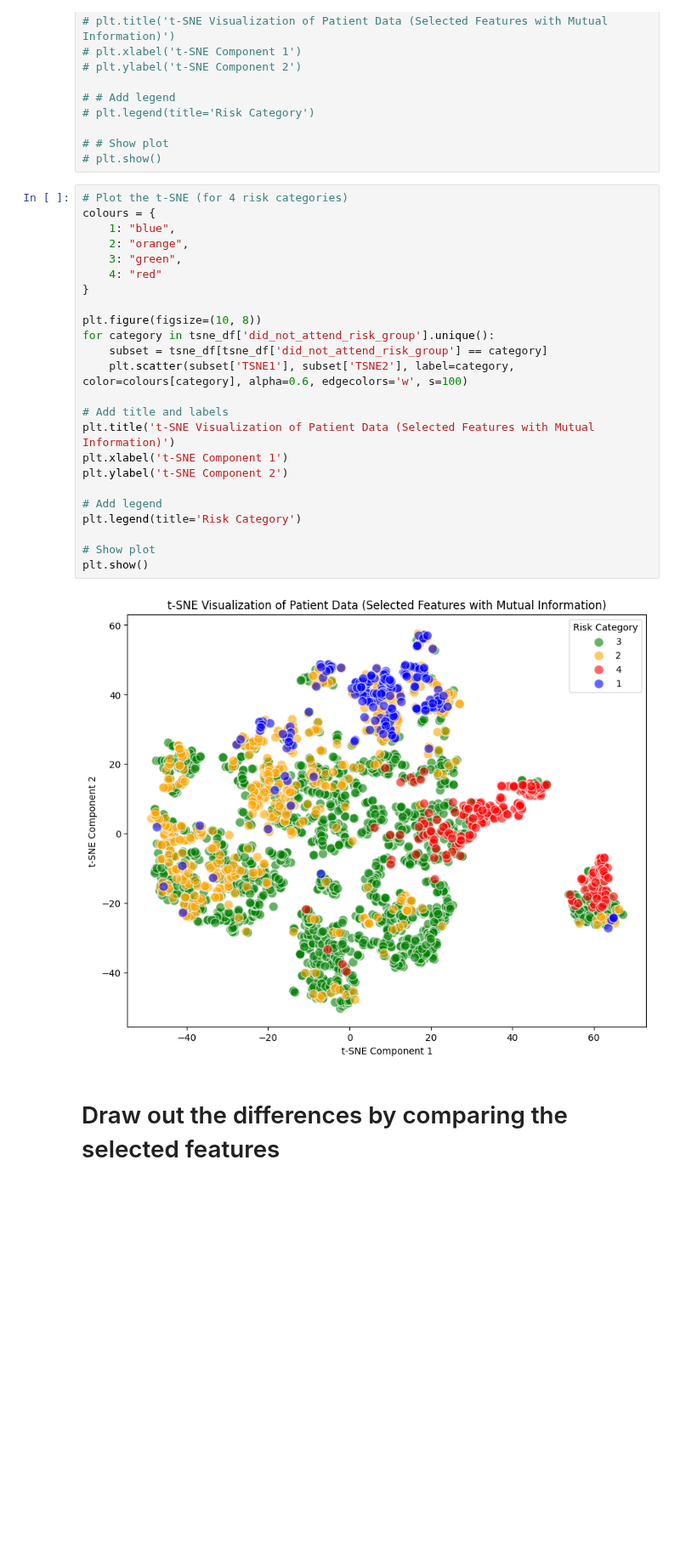
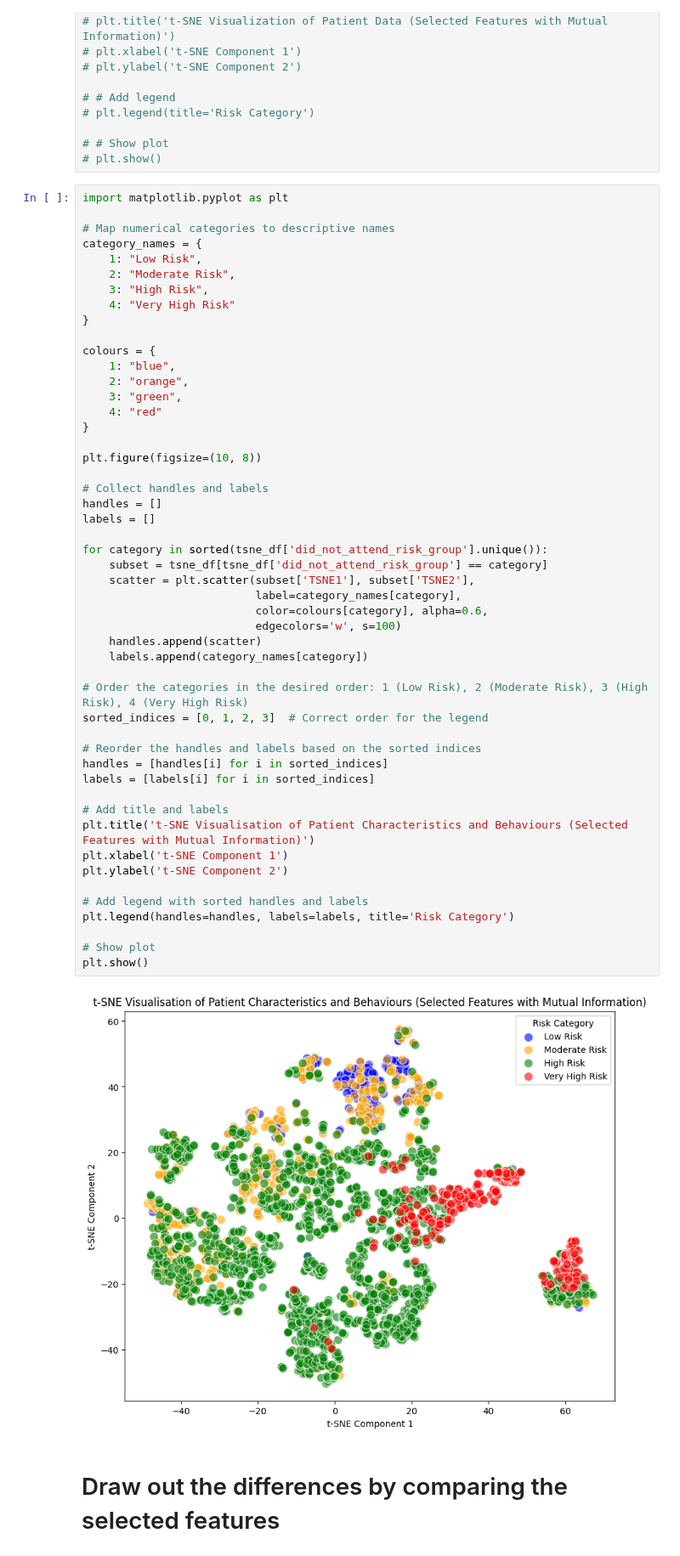
Before and after one commit to hallucinojenlee/hds_dna, a Jupyter notebook: scripts/risk_personas_ENT.ipynb, the cells around one changed output. Shown at 85% size. Cells and saved outputs as stored; diff of their text form; blank space fills up the shorter version.

Commit message:
updated tsne viz

```diff
--- a/scripts/risk_personas_ENT.ipynb
+++ b/scripts/risk_personas_ENT.ipynb
@@ -427,31 +427,57 @@ tsne_df["did_not_attend_risk_group"] = y_test.reset_index(drop=True) # Add the t
 # # Show plot
 # plt.show()
 # %%
-# Plot the t-SNE (for 4 risk categories)
+import matplotlib.pyplot as plt
+
+# Map numerical categories to descriptive names
+category_names = {
+    1: "Low Risk",
+    2: "Moderate Risk",
+    3: "High Risk",
+    4: "Very High Risk"
+}
+
 colours = {
     1: "blue",
     2: "orange",
     3: "green",
     4: "red"
 }
 
 plt.figure(figsize=(10, 8))
-for category in tsne_df['did_not_attend_risk_group'].unique():
+
+# Collect handles and labels
+handles = []
+labels = []
+
+for category in sorted(tsne_df['did_not_attend_risk_group'].unique()):
     subset = tsne_df[tsne_df['did_not_attend_risk_group'] == category]
-    plt.scatter(subset['TSNE1'], subset['TSNE2'], label=category, color=colours[category], alpha=0.6, edgecolors='w', s=100)
+    scatter = plt.scatter(subset['TSNE1'], subset['TSNE2'],
+                          label=category_names[category],
+                          color=colours[category], alpha=0.6,
+                          edgecolors='w', s=100)
+    handles.append(scatter)
+    labels.append(category_names[category])
+
+# Order the categories in the desired order: 1 (Low Risk), 2 (Moderate Risk), 3 (High Risk), 4 (Very High Risk)
+sorted_indices = [0, 1, 2, 3]  # Correct order for the legend
+
+# Reorder the handles and labels based on the sorted indices
+handles = [handles[i] for i in sorted_indices]
+labels = [labels[i] for i in sorted_indices]
 
 # Add title and labels
-plt.title('t-SNE Visualization of Patient Data (Selected Features with Mutual Information)')
+plt.title('t-SNE Visualisation of Patient Characteristics and Behaviours (Selected Features with Mutual Information)')
 plt.xlabel('t-SNE Component 1')
 plt.ylabel('t-SNE Component 2')
 
-# Add legend
-plt.legend(title='Risk Category')
+# Add legend with sorted handles and labels
+plt.legend(handles=handles, labels=labels, title='Risk Category')
 
 # Show plot
 plt.show()
 # %% [output]
-[figure, old version]
+[figure, new version]
 # %% [markdown]
 # Draw out the differences by comparing the selected features
 # %%
```
